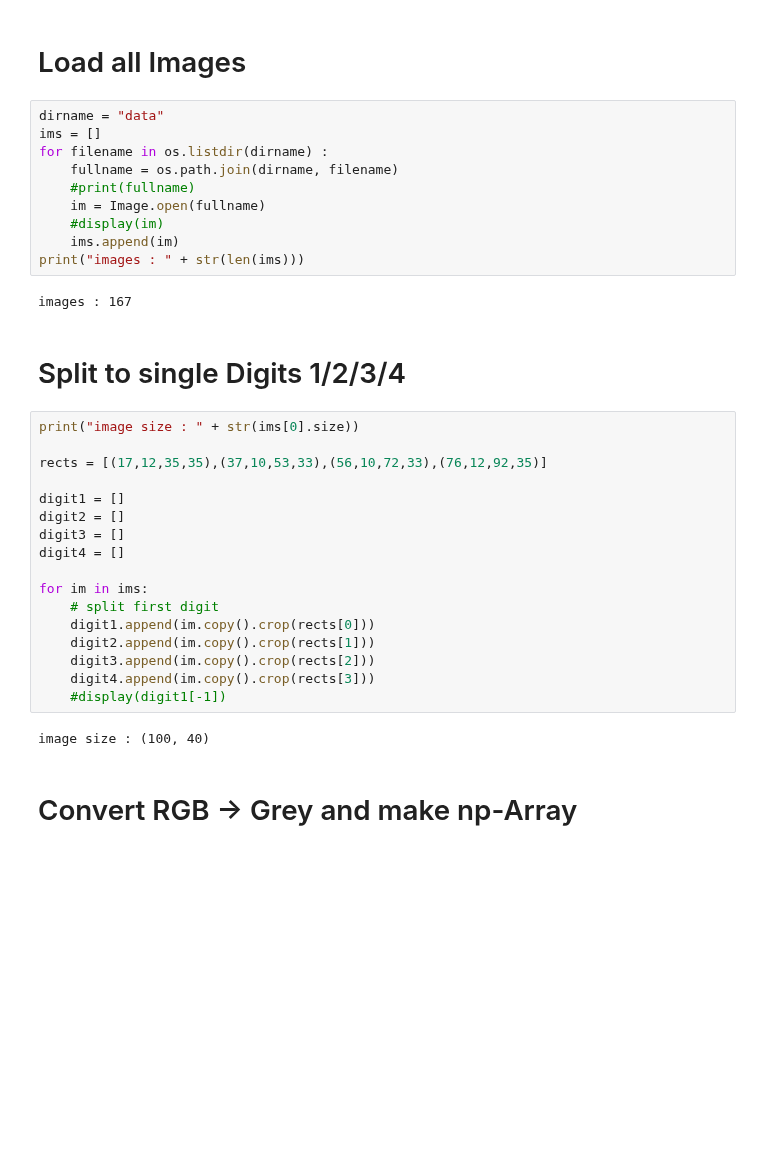
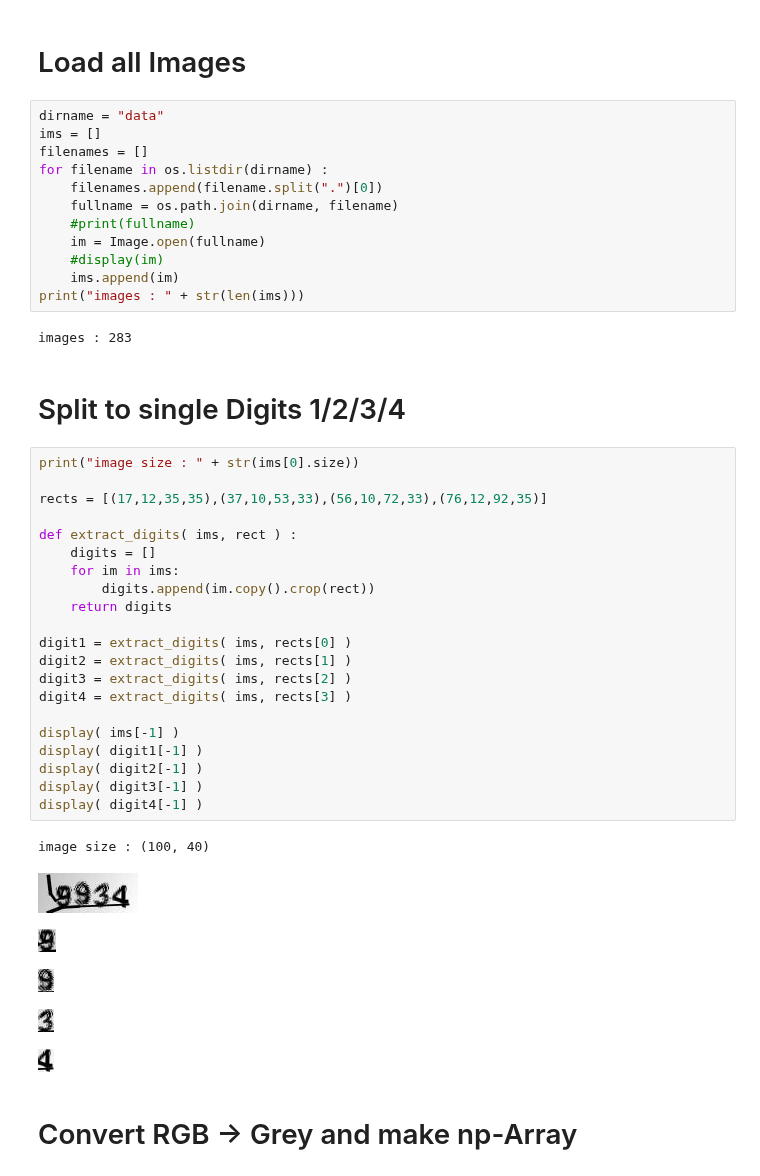
Before and after one commit to fmspatrickrosendahl/my-first-binder, a Jupyter notebook: notebooks/SITC1/preprocess_sitc1.ipynb, the cells around one changed output. Cells and saved outputs as stored; diff of their text form; blank space fills up the shorter version.

```diff
--- a/notebooks/SITC1/preprocess_sitc1.ipynb
+++ b/notebooks/SITC1/preprocess_sitc1.ipynb
@@ -12,7 +12,9 @@ import os
 # %%
 dirname = "data"
 ims = []
+filenames = []
 for filename in os.listdir(dirname) :
+    filenames.append(filename.split(".")[0])
     fullname = os.path.join(dirname, filename)
     #print(fullname)
     im = Image.open(fullname)
@@ -20,28 +22,37 @@ for filename in os.listdir(dirname) :
     ims.append(im)
 print("images : " + str(len(ims)))
 # %% [output]
-images : 167
+images : 283
 # %% [markdown]
 # Split to single Digits 1/2/3/4
 # %%
 print("image size : " + str(ims[0].size))
 
 rects = [(17,12,35,35),(37,10,53,33),(56,10,72,33),(76,12,92,35)]
 
-digit1 = []
-digit2 = []
-digit3 = []
-digit4 = []
+def extract_digits( ims, rect ) :
+    digits = []
+    for im in ims:
+        digits.append(im.copy().crop(rect))
+    return digits
 
-for im in ims:
-    # split first digit
-    digit1.append(im.copy().crop(rects[0]))
-    digit2.append(im.copy().crop(rects[1]))
-    digit3.append(im.copy().crop(rects[2]))
-    digit4.append(im.copy().crop(rects[3]))
-    #display(digit1[-1])
+digit1 = extract_digits( ims, rects[0] )
+digit2 = extract_digits( ims, rects[1] )
+digit3 = extract_digits( ims, rects[2] )
+digit4 = extract_digits( ims, rects[3] )
+
+display( ims[-1] )
+display( digit1[-1] )
+display( digit2[-1] )
+display( digit3[-1] )
+display( digit4[-1] )
 # %% [output]
 image size : (100, 40)
+[figure, added]
+[figure, added]
+[figure, added]
+[figure, added]
+[figure, added]
 # %% [markdown]
 # Convert RGB -> Grey and make np-Array
 # %%
```
Also changed, not shown: parts of 4 cells of this notebook.
